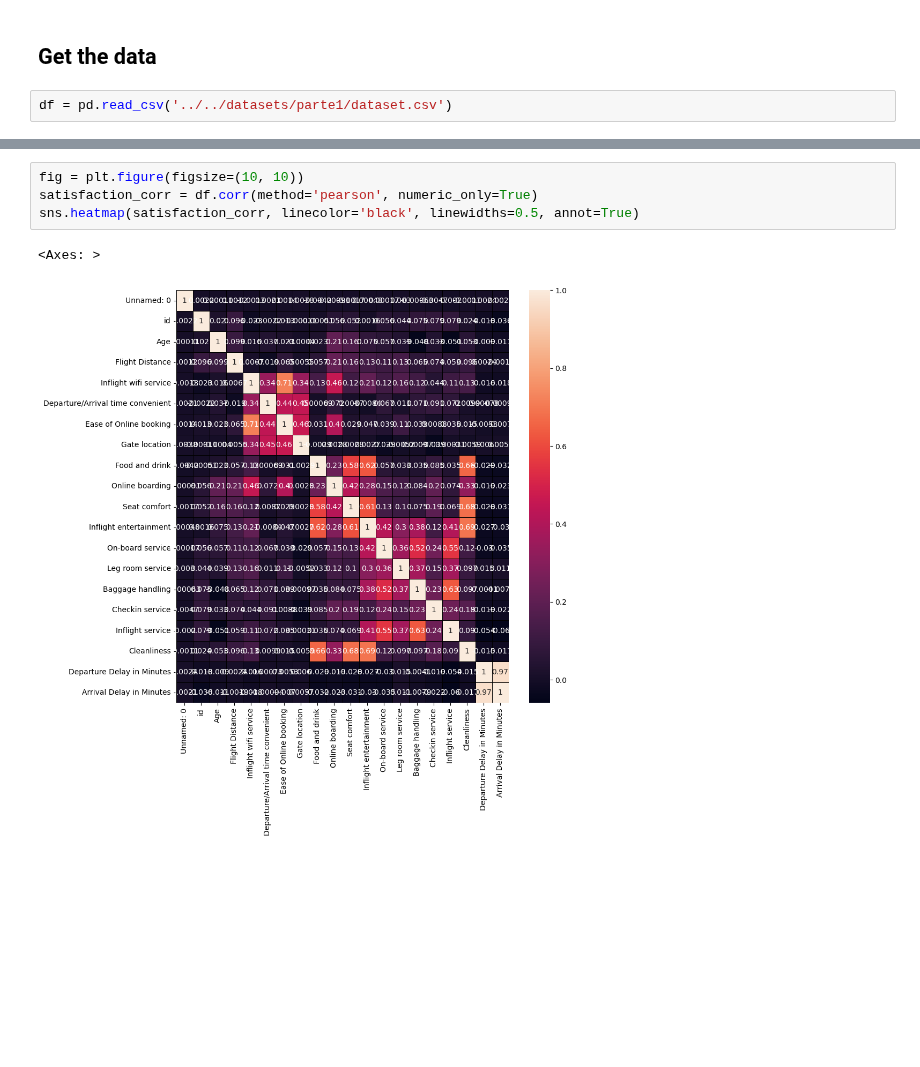
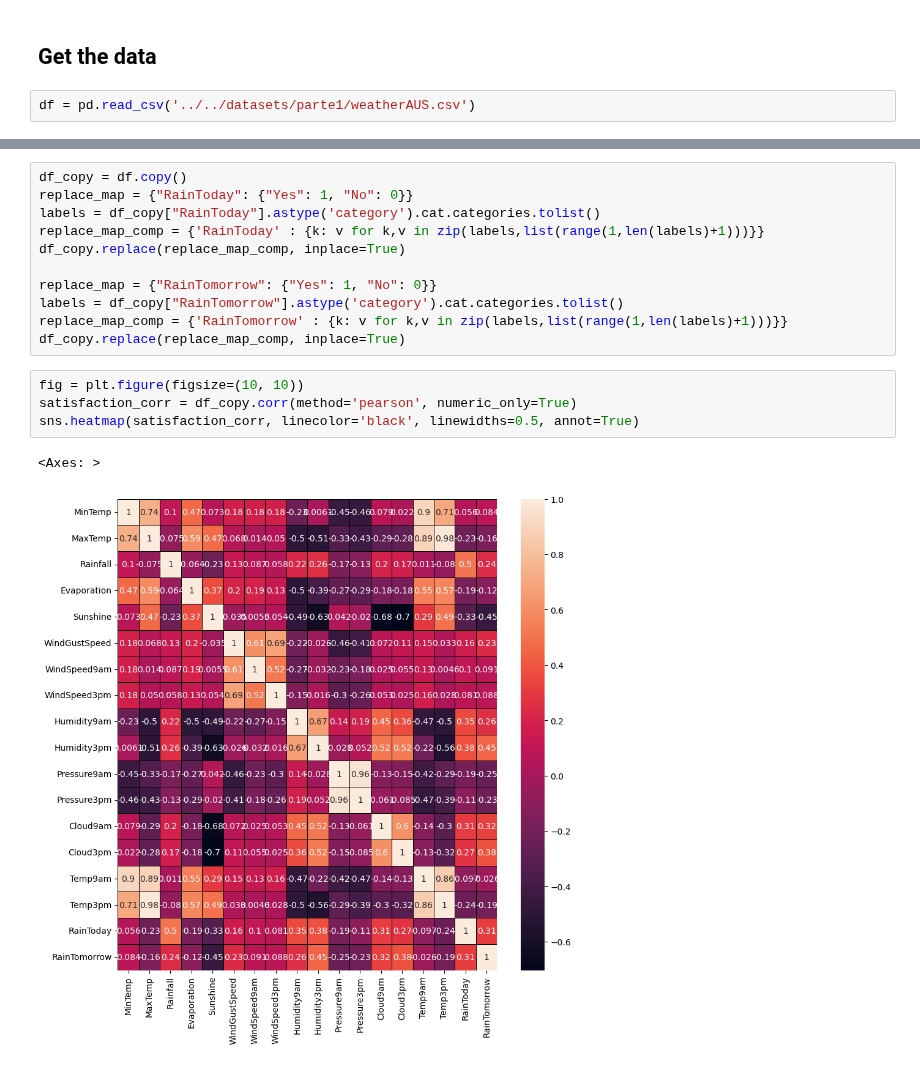
Before and after one commit to goncalobraga27/DAA, a Jupyter notebook: src/parte1/data_exploration.ipynb, the cells around one changed output, grey strips where cells are left out. Drawn from its saved outputs; the diff is of its cells as text; blank space fills up the shorter version.

Commit message:
exploraçao e pre-processamento do novo dataset

```diff
--- a/src/parte1/data_exploration.ipynb
+++ b/src/parte1/data_exploration.ipynb
@@ -10,7 +10,7 @@ from scipy.stats import spearmanr
 # %% [markdown]
 ## Get the data
 # %%
-df = pd.read_csv('../../datasets/parte1/dataset.csv')
+df = pd.read_csv('../../datasets/parte1/weatherAUS.csv')
 # %%
 df.columns
 df.shape
@@ -92,8 +127,19 @@ dtype: int64
+# %%
+df_copy = df.copy()
+replace_map = {"RainToday": {"Yes": 1, "No": 0}}
+labels = df_copy["RainToday"].astype('category').cat.categories.tolist()
+replace_map_comp = {'RainToday' : {k: v for k,v in zip(labels,list(range(1,len(labels)+1)))}}
+df_copy.replace(replace_map_comp, inplace=True)
+
+replace_map = {"RainTomorrow": {"Yes": 1, "No": 0}}
+labels = df_copy["RainTomorrow"].astype('category').cat.categories.tolist()
+replace_map_comp = {'RainTomorrow' : {k: v for k,v in zip(labels,list(range(1,len(labels)+1)))}}
+df_copy.replace(replace_map_comp, inplace=True)
 # %%
 fig = plt.figure(figsize=(10, 10))
-satisfaction_corr = df.corr(method='pearson', numeric_only=True)
+satisfaction_corr = df_copy.corr(method='pearson', numeric_only=True)
 sns.heatmap(satisfaction_corr, linecolor='black', linewidths=0.5, annot=True)
 # %% [output]
 <Axes: >
-[figure, old version]
+[figure, new version]
 # %%
```
Also changed, not shown: parts of 19 cells of this notebook, 7 other files.
